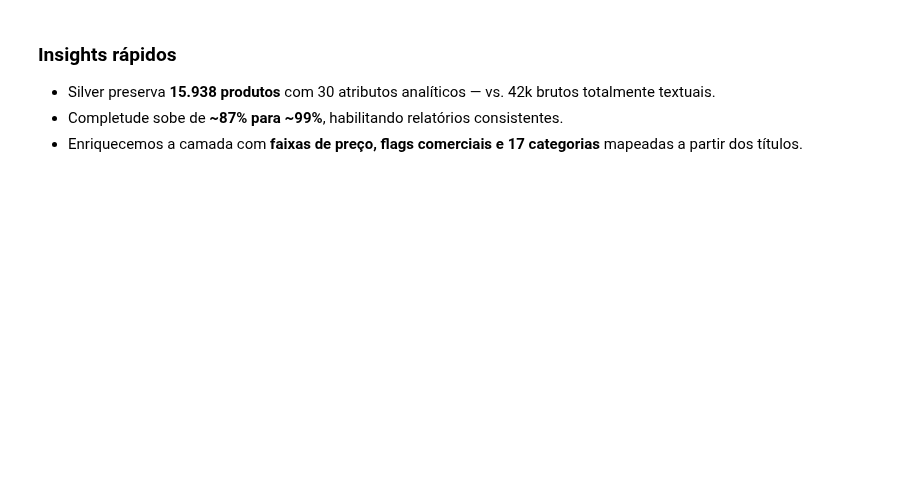
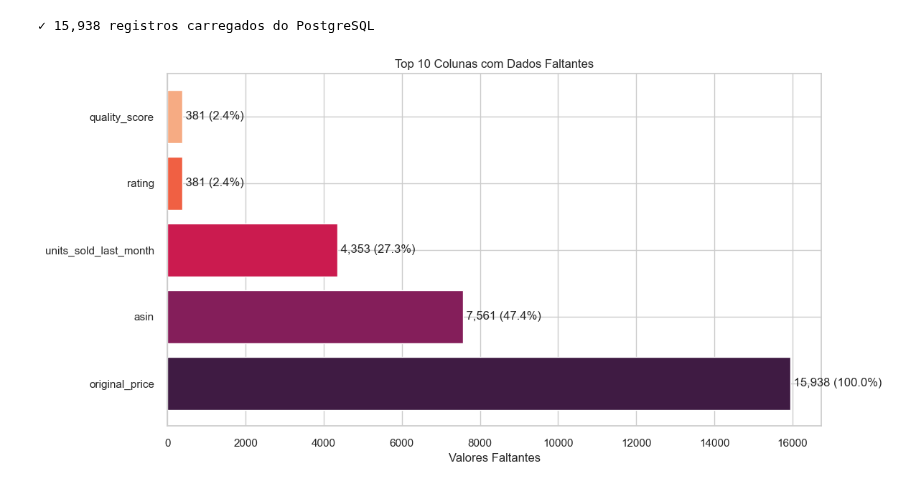
Before and after one commit to julio-dourado/amazon-sales-etl-vizualization, a Jupyter notebook: Data Layer/silver/analytics.ipynb, the cells around one changed output. Drawn from its saved outputs; the diff is of its cells as text; code cells hidden in the pictures; blank space fills up the shorter version.

```diff
--- a/Data Layer/silver/analytics.ipynb
+++ b/Data Layer/silver/analytics.ipynb
@@ -101,6 +18,44 @@ metrics
-# %% [markdown]
-### Insights rápidos
-
-- Silver preserva **15.938 produtos** com 30 atributos analíticos — vs. 42k brutos totalmente textuais.
-- Completude sobe de **~87% para ~99%**, habilitando relatórios consistentes.
-- Enriquecemos a camada com **faixas de preço, flags comerciais e 17 categorias** mapeadas a partir dos títulos.
+# %%
+plt.style.use('seaborn-v0_8')
+sns.set_theme(context="notebook", style="whitegrid")
+
+# Configuração do banco de dados
+DB_CONFIG = {
+    'host': 'localhost',
+    'port': 5432,
+    'database': 'amazon_sales',
+    'user': 'postgres',
+    'password': 'postgres'
+}
+
+# Conectar ao PostgreSQL
+conn = psycopg2.connect(**DB_CONFIG)
+
+# Carregar dados da camada Silver
+df_silver = pd.read_sql_query("""
+    SELECT
+        asin, title, brand, category,
+        rating, total_reviews as review_count, quality_score,
+        discounted_price as final_price, original_price,
+        price_range as price_tier, discount_percentage as discount_pct,
+        is_best_seller as best_seller_badge,
+        is_sponsored as sponsored_badge,
+        has_coupon as has_active_coupon,
+        buy_box_availability as available_for_purchase,
+        purchased_last_month as units_sold_last_month,
+        date
+    FROM silver.product
+""", conn)
+
+# Ajustar tipos essenciais
+df_silver['brand'] = df_silver['brand'].fillna('unknown')
+df_silver['category'] = df_silver['category'].fillna('Other')
+df_silver['date'] = pd.to_datetime(df_silver['date'])
+df_silver['day_name'] = df_silver['date'].dt.day_name()
+df_silver['is_discounted'] = df_silver['discount_pct'] > 0
+df_silver['is_promotable'] = (df_silver['rating'] >= 4.0) & (df_silver['review_count'] >= 100)
+df_silver['price_source'] = 'database'
+
+print(f"✓ {len(df_silver):,} registros carregados do PostgreSQL")
+# %% [output]
+✓ 15,938 registros carregados do PostgreSQL
@@ -106,0 +71,19 @@ metrics
+# %%
+if len(missing_data) > 0:
+    fig, ax = plt.subplots(figsize=(12, 6))
+    top_missing = missing_data.head(10)
+    colors = sns.color_palette('rocket', n_colors=len(top_missing))
+
+    ax.barh(top_missing['Coluna'], top_missing['Total'], color=colors)
+    ax.set_xlabel('Valores Faltantes')
+    ax.set_title('Top 10 Colunas com Dados Faltantes')
+
+    for i, (idx, row) in enumerate(top_missing.iterrows()):
+        ax.text(row['Total'], i, f" {row['Total']:,.0f} ({row['%']:.1f}%)", ha='left', va='center')
+
+    plt.tight_layout()
+    plt.show()
+else:
+    print("Nenhum valor faltante significativo na camada Silver")
+# %% [output]
+[figure, added]
```
Also changed, not shown: parts of 23 cells of this notebook, 8 other files.
